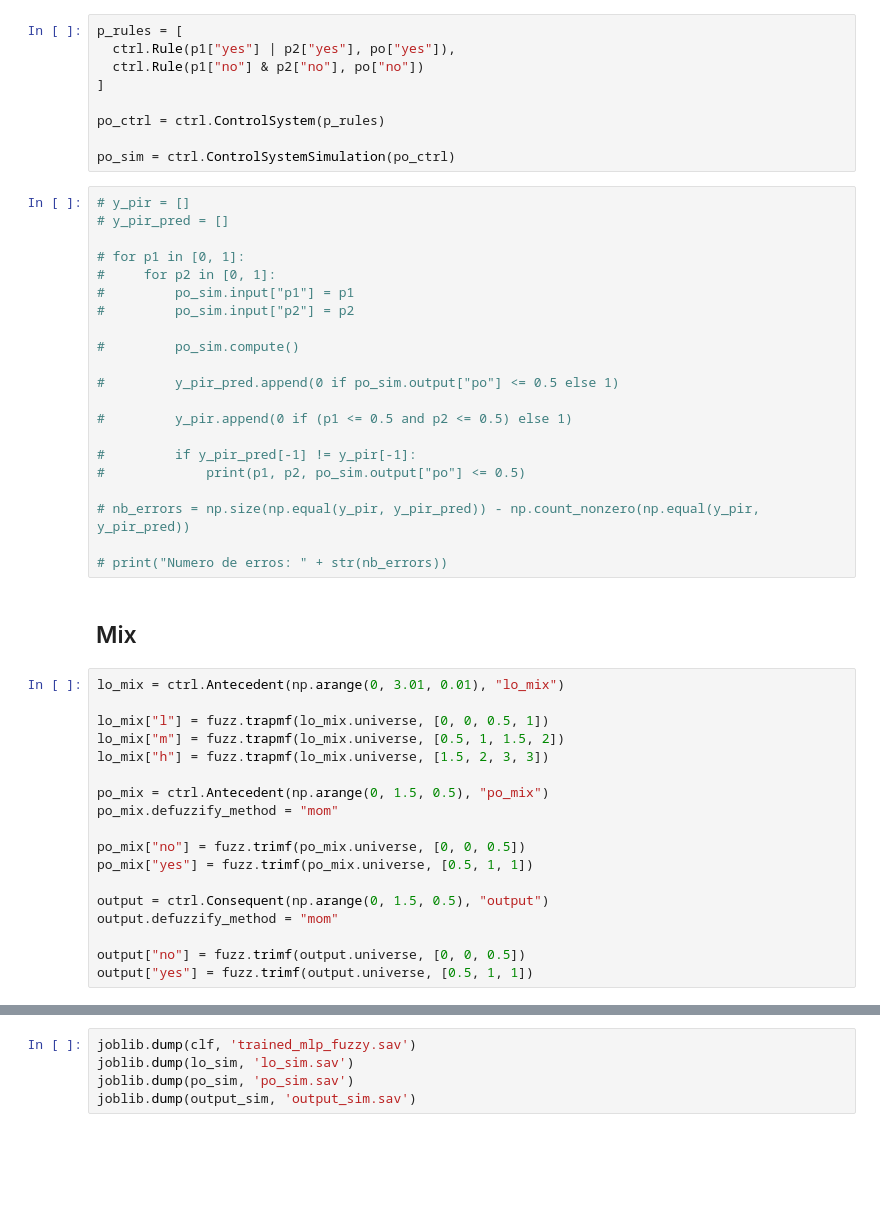
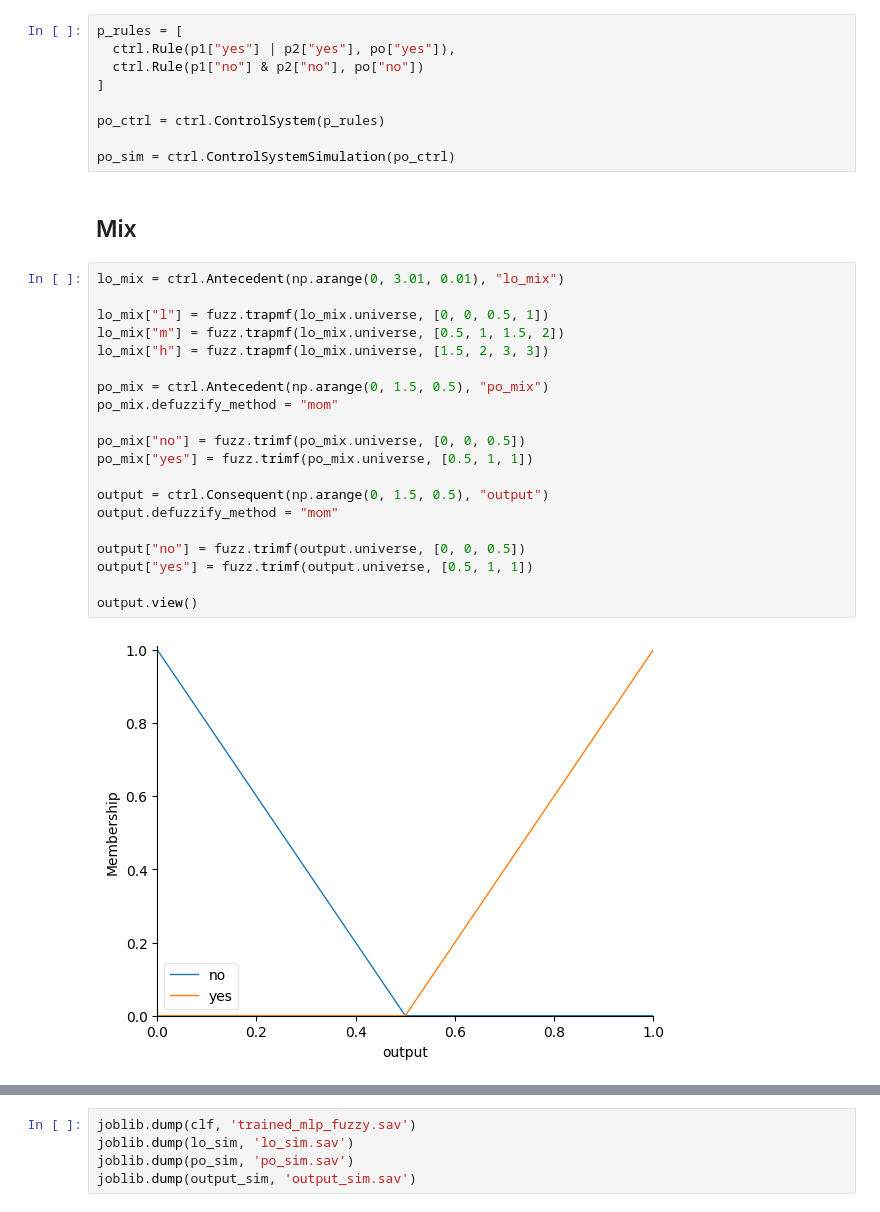
Before and after one commit to brunomcebola/CInt-Project, a Jupyter notebook: Proj1.2.ipynb, the cells around one changed output, grey strips where cells are left out. Saved outputs shown, nothing was run; the diff lists cells and outputs as text; blank space fills up the shorter version.

```diff
--- a/Proj1.2.ipynb
+++ b/Proj1.2.ipynb
@@ -103,45 +83,28 @@ p_rules = [
 po_ctrl = ctrl.ControlSystem(p_rules)
 
 po_sim = ctrl.ControlSystemSimulation(po_ctrl)
-# %%
-# y_pir = []
-# y_pir_pred = []
-
-# for p1 in [0, 1]:
-#     for p2 in [0, 1]:
-#         po_sim.input["p1"] = p1
-#         po_sim.input["p2"] = p2
-
-#         po_sim.compute()
-
-#         y_pir_pred.append(0 if po_sim.output["po"] <= 0.5 else 1)
-
-#         y_pir.append(0 if (p1 <= 0.5 and p2 <= 0.5) else 1)
-
-#         if y_pir_pred[-1] != y_pir[-1]:
-#             print(p1, p2, po_sim.output["po"] <= 0.5)
-
-# nb_errors = np.size(np.equal(y_pir, y_pir_pred)) - np.count_nonzero(np.equal(y_pir, y_pir_pred))
-
-# print("Numero de erros: " + str(nb_errors))
 # %% [markdown]
 ## Mix
 # %%
 lo_mix = ctrl.Antecedent(np.arange(0, 3.01, 0.01), "lo_mix")
 
 lo_mix["l"] = fuzz.trapmf(lo_mix.universe, [0, 0, 0.5, 1])
 lo_mix["m"] = fuzz.trapmf(lo_mix.universe, [0.5, 1, 1.5, 2])
 lo_mix["h"] = fuzz.trapmf(lo_mix.universe, [1.5, 2, 3, 3])
 
 po_mix = ctrl.Antecedent(np.arange(0, 1.5, 0.5), "po_mix")
 po_mix.defuzzify_method = "mom"
 
 po_mix["no"] = fuzz.trimf(po_mix.universe, [0, 0, 0.5])
 po_mix["yes"] = fuzz.trimf(po_mix.universe, [0.5, 1, 1])
 
 output = ctrl.Consequent(np.arange(0, 1.5, 0.5), "output")
 output.defuzzify_method = "mom"
 
 output["no"] = fuzz.trimf(output.universe, [0, 0, 0.5])
 output["yes"] = fuzz.trimf(output.universe, [0.5, 1, 1])
+
+output.view()
+# %% [output]
+[figure, added]
 # %%
```
Also changed, not shown: parts of 8 cells of this notebook, 8 other files.
